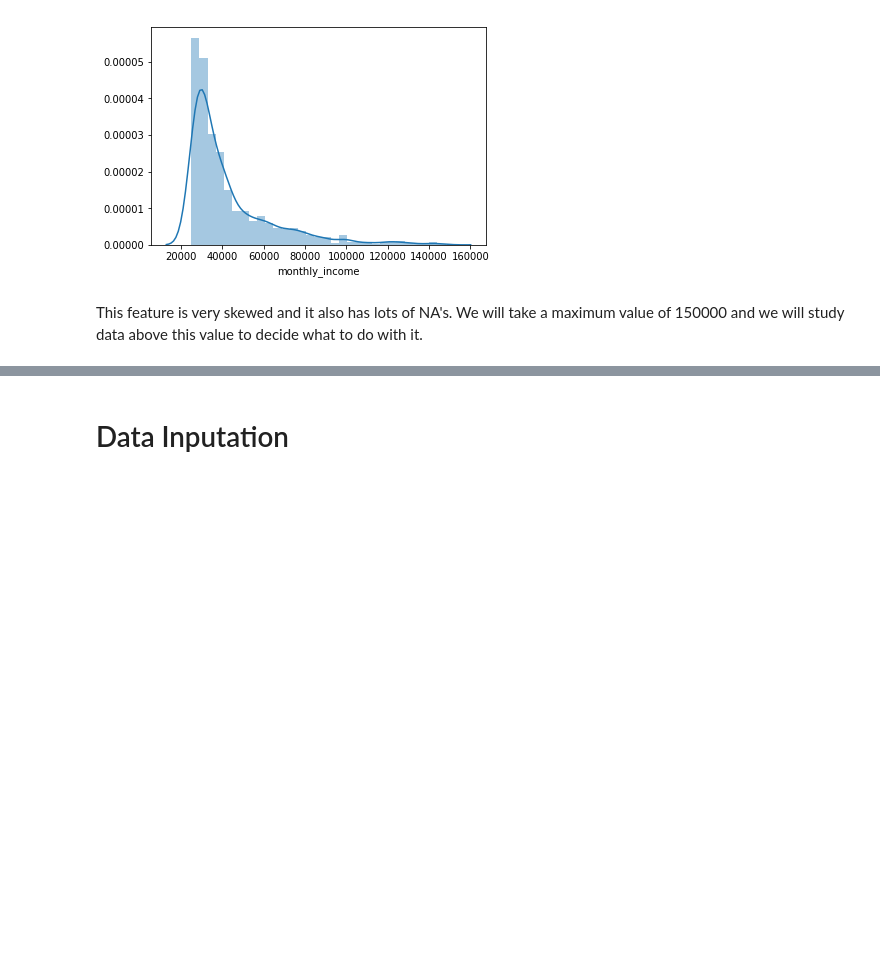
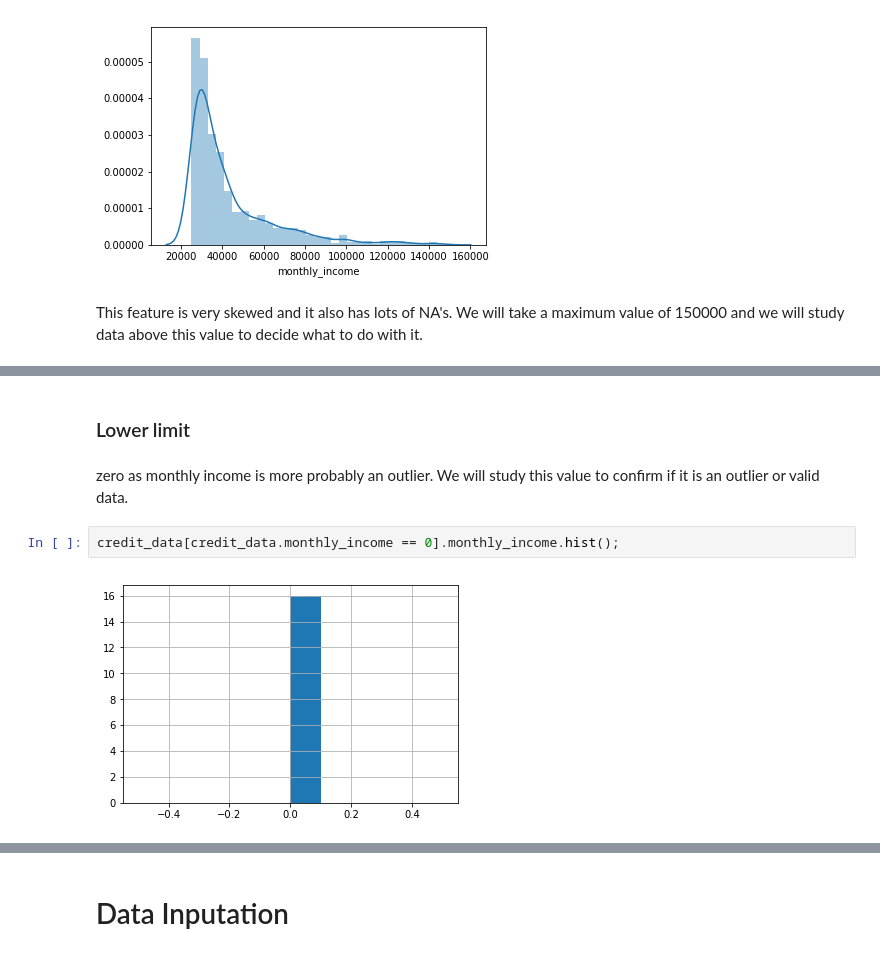
Before and after one commit to renzobechler-zz/credits_eda, a Jupyter notebook: notebooks/credits_eda_data_clean.ipynb, the cells around one changed output, grey strips where cells are left out. Cells and saved outputs as stored; diff of their text form; blank space fills up the shorter version.

```diff
--- a/notebooks/credits_eda_data_clean.ipynb
+++ b/notebooks/credits_eda_data_clean.ipynb
@@ -1246,0 +1269,8 @@ plt.show()
+# %% [markdown]
+### Lower limit
+# %% [markdown]
+zero as monthly income is more probably an outlier. We will study this value to confirm if it is an outlier or valid data.
+# %%
+credit_data[credit_data.monthly_income == 0].monthly_income.hist();
+# %% [output]
+[figure, added]
```
Also changed, not shown: parts of 36 cells of this notebook, 4 other files.
